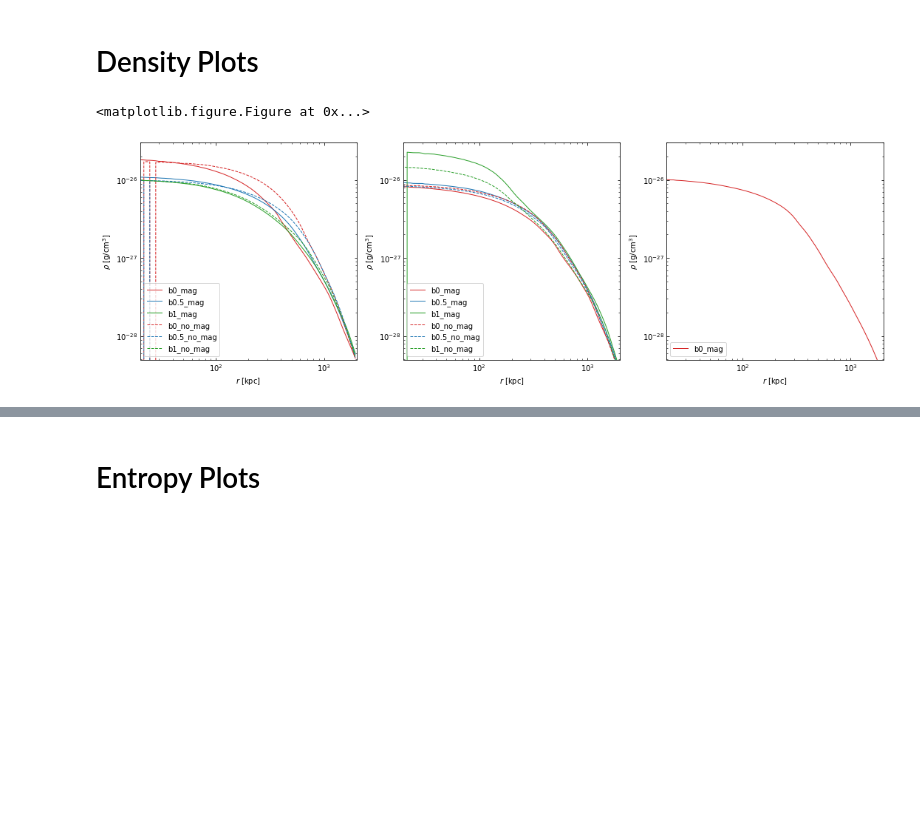
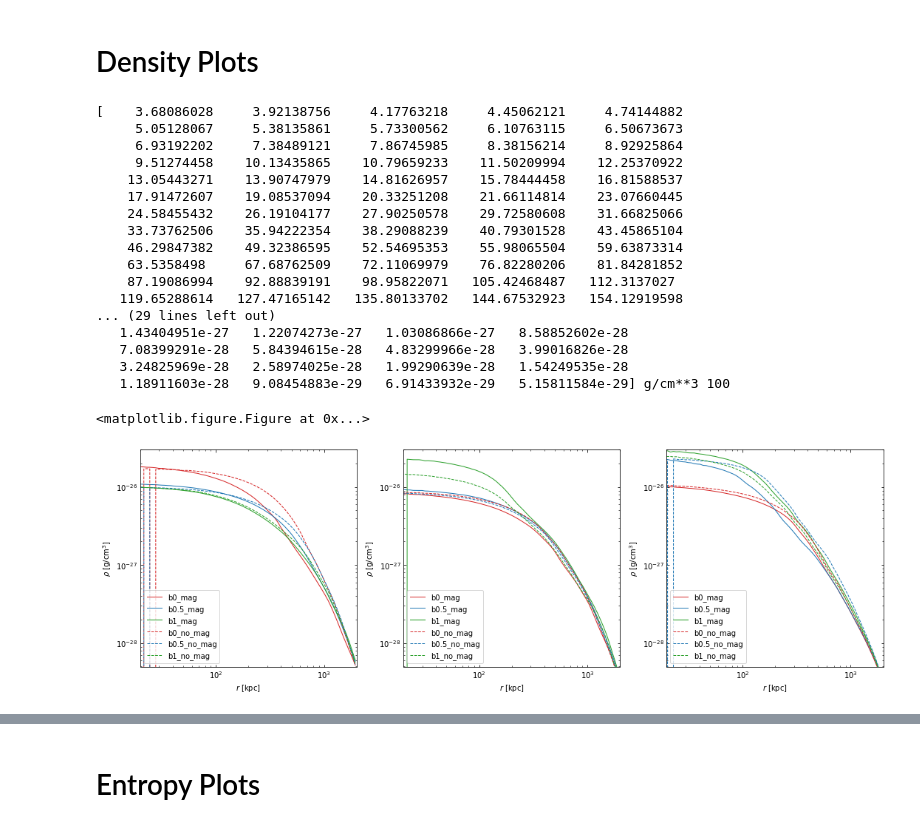
Before and after one commit to bbrzycki/cluster-mergers-and-b-fields, a Jupyter notebook: plotting_notebook_p.ipynb, the cells around one changed output, grey strips where cells are left out. Saved outputs shown, nothing was run; the diff lists cells and outputs as text; code cells hidden in the pictures; blank space fills up the shorter version.

```diff
--- a/plotting_notebook_p.ipynb
+++ b/plotting_notebook_p.ipynb
@@ -127,7 +133,7 @@ SIM_TYPE31_no_mag = "1to10_b0"+"_no_mag.hdf5"
 SIM_TYPE32_no_mag = "1to10_b0.5"+"_no_mag.hdf5"
 SIM_TYPE33_no_mag = "1to10_b1"+"_no_mag.hdf5"
 
-a=0
+a=00
 
 radius = m.yt.YTArray.from_hdf5(SIM_TYPE11_mag, dataset_name="/%s/radius"%"profiles_0500")[a:].in_units('kpc')
 
@@ -145,10 +151,17 @@ num=(m.np.log10(xlim2)-m.np.log10(xlim1))/(m.np.log10(ylim2)-m.np.log10(ylim1))
 ax1 = m.plt.subplot(131, aspect=num)
 ax2 = m.plt.subplot(132, aspect=num)
 ax3 = m.plt.subplot(133, aspect=num)
-#ax1.tick_params(direction='in',top='on',right='on')
+# #ax1.tick_params(direction='in',top='on',right='on')
+
+# ax1 = m.plt.subplot(131)
+# ax2 = m.plt.subplot(132)
+# ax3 = m.plt.subplot(133)
 
 
 axes = [ax1, ax2, ax3]
+
+print(radius, len(radius))
+print(density(SIM_TYPE11_no_mag,"profiles_0500"), len(density(SIM_TYPE11_no_mag,"profiles_0500")))
 
 # magnetic
 line_11_mag, =ax1.plot(radius, density(SIM_TYPE11_mag,"profiles_0500"), 'C3', lw=1, label="b0_mag")
@@ -158,8 +171,8 @@ line_21_mag, =ax2.plot(radius, density(SIM_TYPE21_mag,"profiles_0500"), 'C3', lw
 line_22_mag, =ax2.plot(radius, density(SIM_TYPE22_mag,"profiles_0500"), 'C0', lw=1, label="b0.5_mag")
 line_23_mag, =ax2.plot(radius, density(SIM_TYPE23_mag,"profiles_0450"), 'C2', lw=1, label="b1_mag")
 line_31_mag, =ax3.plot(radius, density(SIM_TYPE31_mag,"profiles_0500"), 'C3', lw=1, label="b0_mag")
-#line_32_mag, =ax3.plot(radius, density(SIM_TYPE32_mag,"profiles_0500"), 'C0', lw=1, label="b0.5_mag")
-#line_33_mag, =ax3.plot(radius, density(SIM_TYPE33_mag,"profiles_0500"), 'C2', lw=1, label="b1_mag")
+line_32_mag, =ax3.plot(radius, density(SIM_TYPE32_mag,"profiles_0500"), 'C0', lw=1, label="b0.5_mag")
+line_33_mag, =ax3.plot(radius, density(SIM_TYPE33_mag,"profiles_0500"), 'C2', lw=1, label="b1_mag")
 
 # non-magnetic
 line_11_no_mag, =ax1.plot(radius, density(SIM_TYPE11_no_mag,"profiles_0500"), 'C3--', lw=1, label="b0_no_mag")
@@ -168,43 +181,60 @@ line_13_no_mag, =ax1.plot(radius, density(SIM_TYPE13_no_mag,"profiles_0500"), 'C
 line_21_no_mag, =ax2.plot(radius, density(SIM_TYPE21_no_mag,"profiles_0500"), 'C3--', lw=1, label="b0_no_mag")
 line_22_no_mag, =ax2.plot(radius, density(SIM_TYPE22_no_mag,"profiles_0500"), 'C0--', lw=1, label="b0.5_no_mag")
 line_23_no_mag, =ax2.plot(radius, density(SIM_TYPE23_no_mag,"profiles_0500"), 'C2--', lw=1, label="b1_no_mag")
-#line_31_no_mag, =ax3.plot(radius, density(SIM_TYPE31_no_mag,"profiles_0500"), 'C3--', lw=1, label="b0_no_mag")
-#line_32_no_mag, =ax3.plot(radius, density(SIM_TYPE32_no_mag,"profiles_0500"), 'C0--', lw=1, label="b0.5_no_mag")
-#line_33_no_mag, =ax3.plot(radius, density(SIM_TYPE33_no_mag,"profiles_0500"), 'C2--', lw=1, label="b1_no_mag")
+line_31_no_mag, =ax3.plot(radius, density(SIM_TYPE31_no_mag,"profiles_0500"), 'C3--', lw=1, label="b0_no_mag")
+line_32_no_mag, =ax3.plot(radius, density(SIM_TYPE32_no_mag,"profiles_0500"), 'C0--', lw=1, label="b0.5_no_mag")
+line_33_no_mag, =ax3.plot(radius, density(SIM_TYPE33_no_mag,"profiles_0500"), 'C2--', lw=1, label="b1_no_mag")
 
 ax1.legend(handles=[line_11_mag,line_12_mag,line_13_mag,line_11_no_mag,line_12_no_mag,line_13_no_mag], loc=3)
 ax2.legend(handles=[line_21_mag,line_22_mag,line_23_mag,line_21_no_mag,line_22_no_mag,line_23_no_mag], loc=3)
 # ax3.legend(handles=[line_31_mag,line_32_mag,line_33_mag,line_31_no_mag,line_32_no_mag,line_33_no_mag], loc=1)
 #ax1.legend(handles=[line_11_mag,line_12_mag,line_13_mag,line_11_no_mag,line_12_no_mag,line_13_no_mag], loc=3)
 #ax2.legend(handles=[line_21_mag,line_22_mag,line_21_no_mag], loc=3)
-ax3.legend(handles=[line_31_mag], loc=3)
+ax3.legend(handles=[line_31_mag,line_32_mag,line_33_mag,line_31_no_mag,line_32_no_mag,line_33_no_mag], loc=3)
 
 #format axes
 for plot_ax in axes:
     plot_ax.tick_params(axis='both',
                     which='both',
                     direction='in',
                     bottom='on',
                     top='on',
                     left='on',
                     right='on')
 
     plot_ax.set_ylabel(r"$\rho$ [g/cm$^3$]") #% get_units(density(SIM_TYPE11_mag,"profiles_0500")))
 
     plot_ax.set_xscale('log')
     plot_ax.set_yscale('log')
     plot_ax.set_xlim(xlim1,xlim2)
     plot_ax.set_ylim(ylim1,ylim2)
 
     plot_ax.set_xlabel("$r$ [kpc]")
 
     #plot_ax.set_xlim(0.0, 10000.0)
 #ax1.set_ylabel("testLABEL")
 #ax1.set_title('Time Series (%s)')
 m.plt.tight_layout()
 m.plt.show()
 # %% [output]
-<matplotlib.figure.Figure at 0x...>
+[    3.68086028     3.92138756     4.17763218     4.45062121     4.74144882
+     5.05128067     5.38135861     5.73300562     6.10763115     6.50673673
+     6.93192202     7.38489121     7.86745985     8.38156214     8.92925864
+     9.51274458    10.13435865    10.79659233    11.50209994    12.25370922
+    13.05443271    13.90747979    14.81626957    15.78444458    16.81588537
+    17.91472607    19.08537094    20.33251208    21.66114814    23.07660445
+    24.58455432    26.19104177    27.90250578    29.72580608    31.66825066
+    33.73762506    35.94222354    38.29088239    40.79301528    43.45865104
+    46.29847382    49.32386595    52.54695353    55.98065504    59.63873314
+    63.5358498     67.68762509    72.11069979    76.82280206    81.84281852
+    87.19086994    92.88839191    98.95822071   105.42468487   112.3137027
+   119.65288614   127.47165142   135.80133702   144.67532923   154.12919598
+... (29 lines left out)
+   1.43404951e-27   1.22074273e-27   1.03086866e-27   8.58852602e-28
+   7.08399291e-28   5.84394615e-28   4.83299966e-28   3.99016826e-28
+   3.24825969e-28   2.58974025e-28   1.99290639e-28   1.54249535e-28
+   1.18911603e-28   9.08454883e-29   6.91433932e-29   5.15811584e-29] g/cm**3 100
+<matplotlib.figure.Figure at 0x...>
-[figure, old version]
+[figure, new version]
 # %%
 density(SIM_TYPE11_no_mag,"profiles_0500_80b")
```
Also changed, not shown: parts of 19 cells of this notebook, 7 other files.
